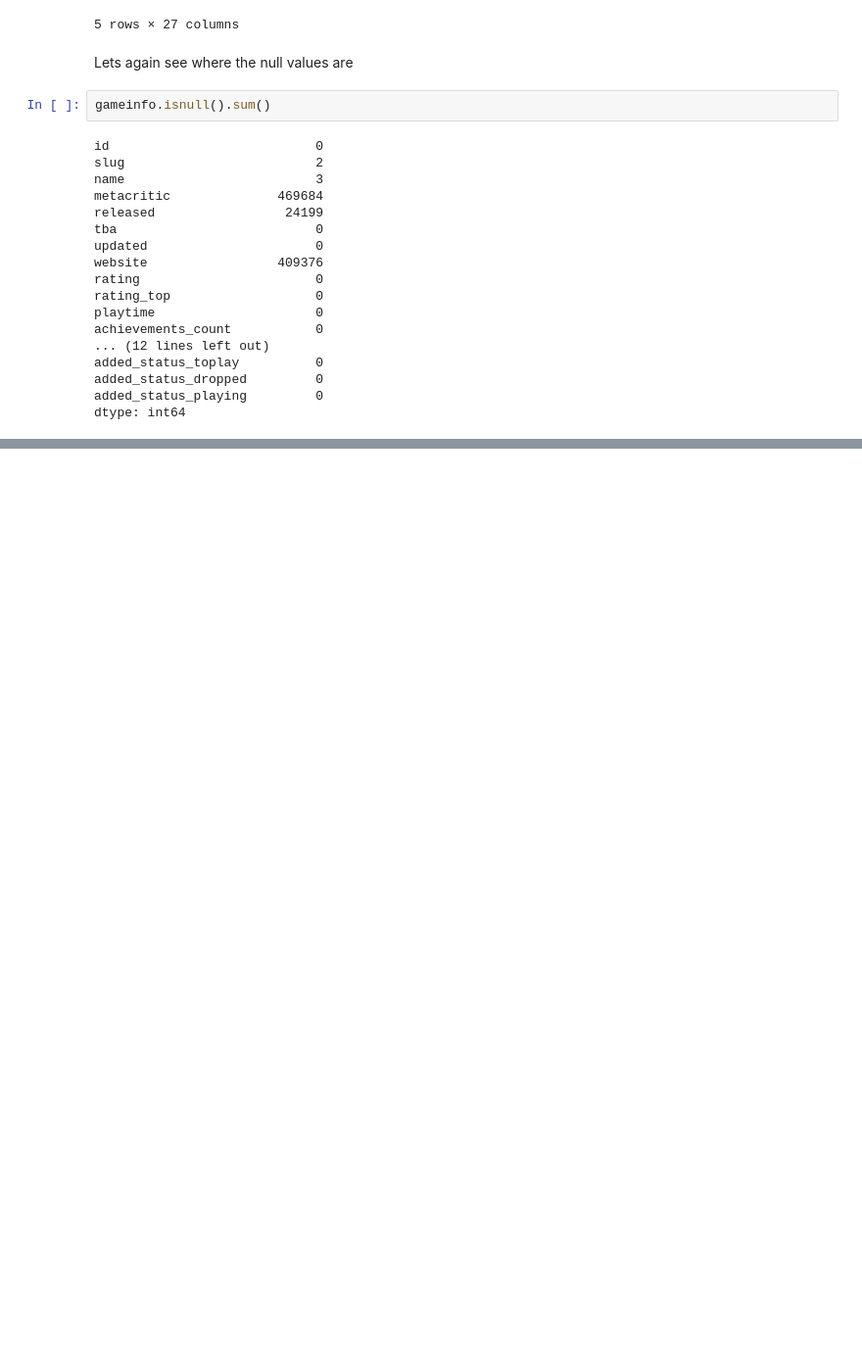
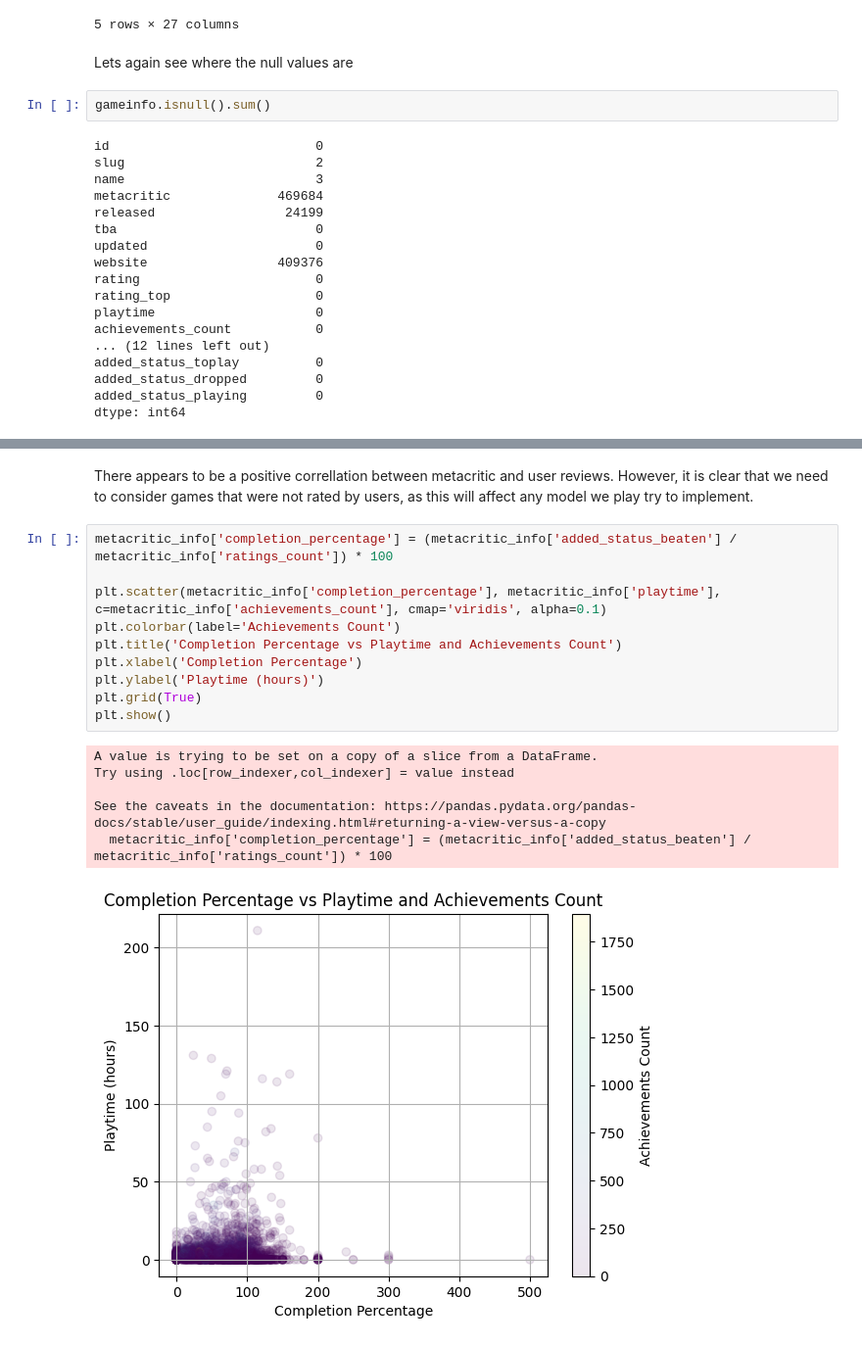
Before and after one commit to 21percentme/21percentme.github.io, a Jupyter notebook: Milestone1.ipynb, the cells around one changed output, grey strips where cells are left out. Shown at 98% size. Saved outputs shown, nothing was run; the diff lists cells and outputs as text; blank space fills up the shorter version.

```diff
--- a/Milestone1.ipynb
+++ b/Milestone1.ipynb
@@ -332,0 +435,19 @@ dtype: int64
+# %% [markdown]
+There appears to be a positive correllation between metacritic and user reviews. However, it is clear that we need to consider games that were not rated by users, as this will affect any model we play try to implement.
+# %%
+metacritic_info['completion_percentage'] = (metacritic_info['added_status_beaten'] / metacritic_info['ratings_count']) * 100
+
+plt.scatter(metacritic_info['completion_percentage'], metacritic_info['playtime'], c=metacritic_info['achievements_count'], cmap='viridis', alpha=0.1)
+plt.colorbar(label='Achievements Count')
+plt.title('Completion Percentage vs Playtime and Achievements Count')
+plt.xlabel('Completion Percentage')
+plt.ylabel('Playtime (hours)')
+plt.grid(True)
+plt.show()
+# %% [output]
+A value is trying to be set on a copy of a slice from a DataFrame.
+Try using .loc[row_indexer,col_indexer] = value instead
+
+See the caveats in the documentation: https://pandas.pydata.org/pandas-docs/stable/user_guide/indexing.html#returning-a-view-versus-a-copy
+  metacritic_info['completion_percentage'] = (metacritic_info['added_status_beaten'] / metacritic_info['ratings_count']) * 100
+[figure, added]
```
Also changed, not shown: parts of 16 cells of this notebook.
